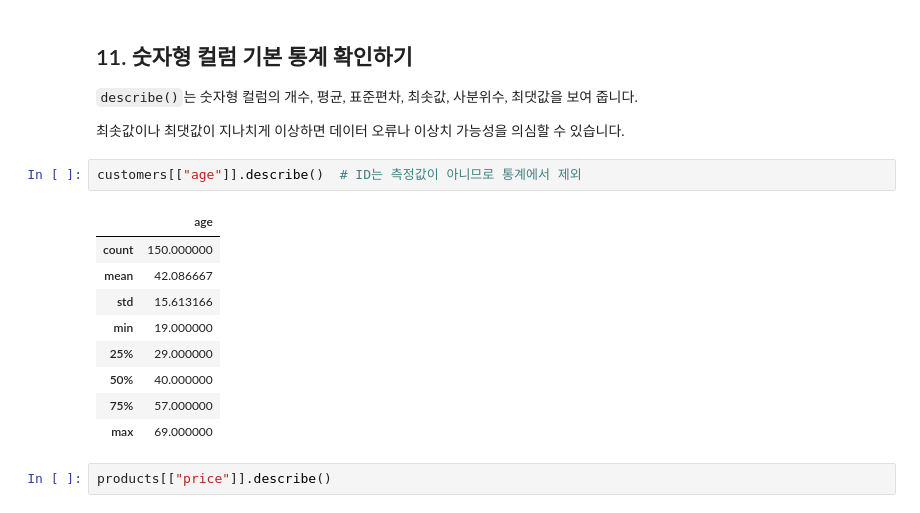
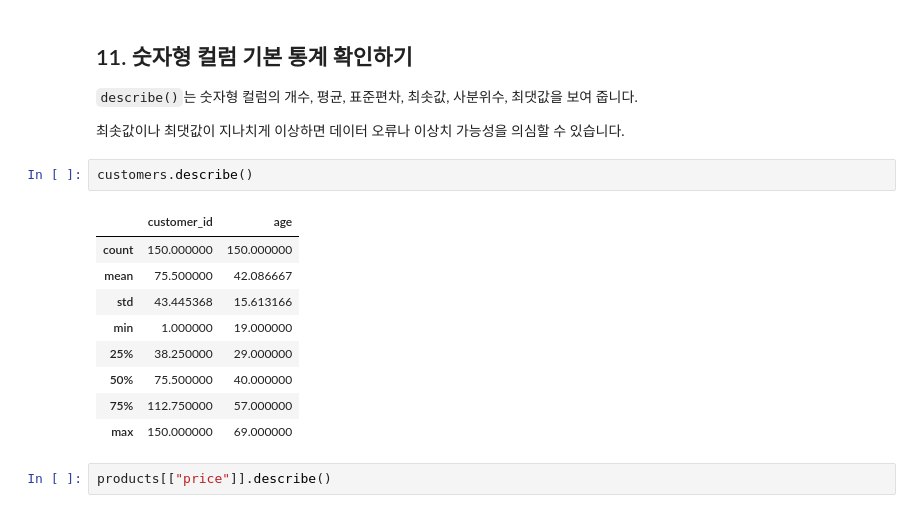
Before and after one commit to HauserNR/llm-data-analysis-study, a Jupyter notebook: chapter03/chapter03.ipynb, the cells around one changed output. Drawn from its saved outputs; the diff is of its cells as text.

```diff
--- a/chapter03/chapter03.ipynb
+++ b/chapter03/chapter03.ipynb
@@ -537,18 +553,18 @@ id_duplicate_checks
 `describe()`는 숫자형 컬럼의 개수, 평균, 표준편차, 최솟값, 사분위수, 최댓값을 보여 줍니다.
 
 최솟값이나 최댓값이 지나치게 이상하면 데이터 오류나 이상치 가능성을 의심할 수 있습니다.
-# %%
-customers[["age"]].describe()  # ID는 측정값이 아니므로 통계에서 제외
-# %% [output]
-|  | age |
-| count | 150.000000 |
-| mean | 42.086667 |
-| std | 15.613166 |
-| min | 19.000000 |
-| 25% | 29.000000 |
-| 50% | 40.000000 |
-| 75% | 57.000000 |
-| max | 69.000000 |
+# %%
+customers.describe()
+# %% [output]
+|  | customer_id | age |
+| count | 150.000000 | 150.000000 |
+| mean | 75.500000 | 42.086667 |
+| std | 43.445368 | 15.613166 |
+| min | 1.000000 | 19.000000 |
+| 25% | 38.250000 | 29.000000 |
+| 50% | 75.500000 | 40.000000 |
+| 75% | 112.750000 | 57.000000 |
+| max | 150.000000 | 69.000000 |
 # %%
 products[["price"]].describe()
 # %% [output]
```
Also changed, not shown: parts of 35 cells of this notebook, 2 other files.
